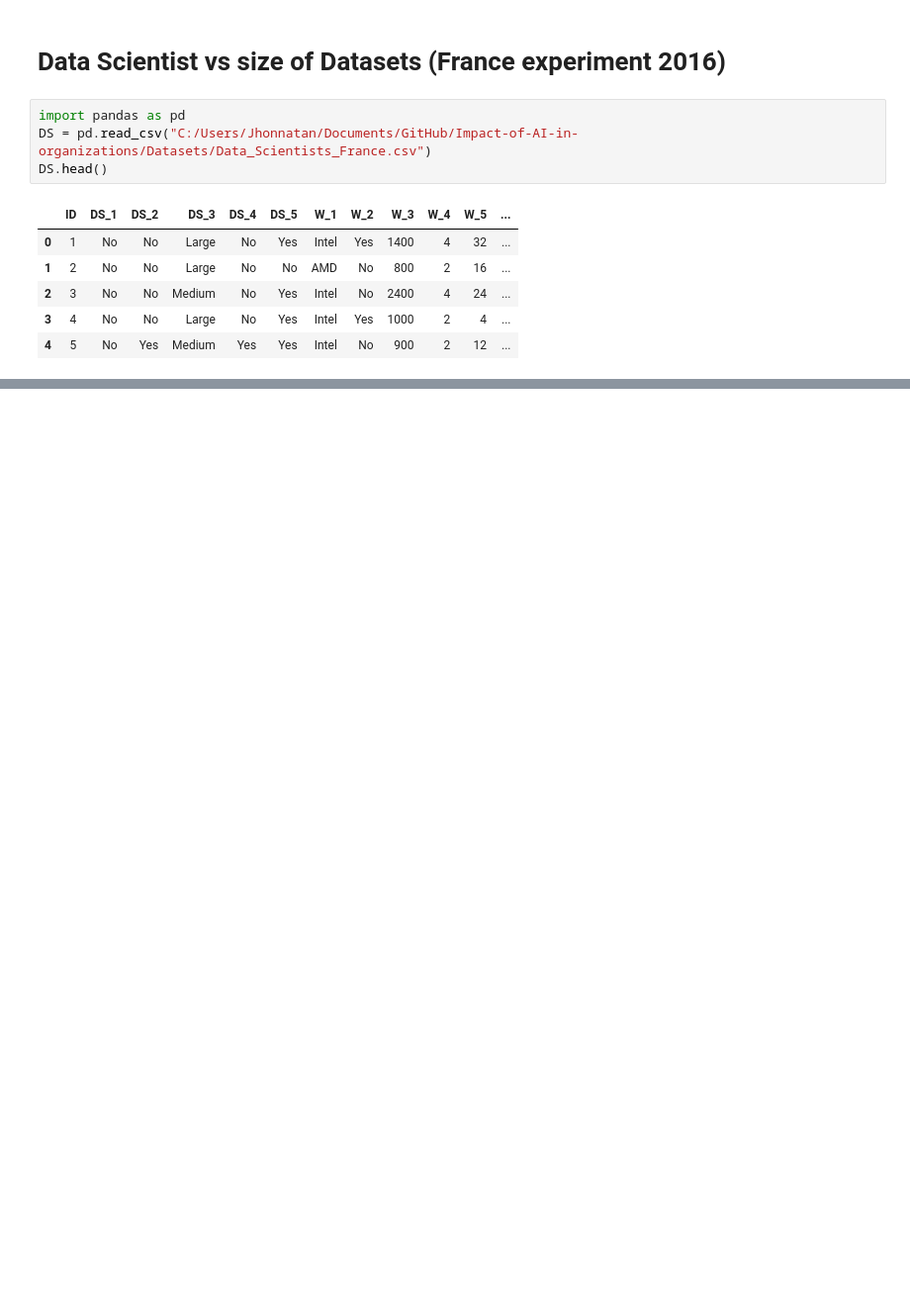
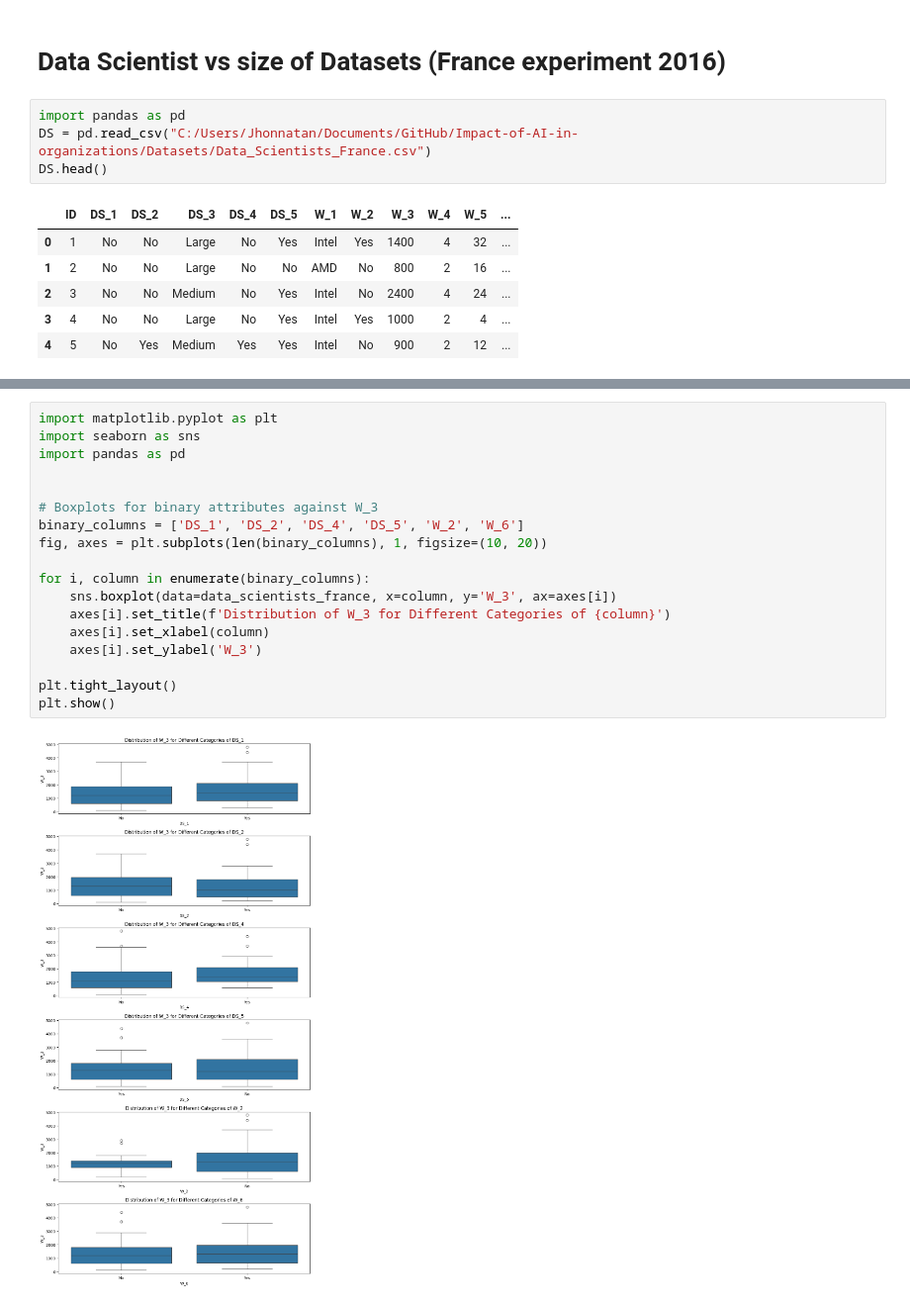
Before and after one commit to Jhonnatan7br/Impact-of-AI-in-organizations, a Jupyter notebook: 3. Data_experiments/6_DataScience.ipynb, the cells around one changed output, grey strips where cells are left out. Shown at 99% size. Cells and saved outputs as stored; diff of their text form; blank space fills up the shorter version.

```diff
--- a/3. Data_experiments/6_DataScience.ipynb
+++ b/3. Data_experiments/6_DataScience.ipynb
@@ -13,0 +85,20 @@ DS.head()
+# %%
+import matplotlib.pyplot as plt
+import seaborn as sns
+import pandas as pd
+
+
+# Boxplots for binary attributes against W_3
+binary_columns = ['DS_1', 'DS_2', 'DS_4', 'DS_5', 'W_2', 'W_6']
+fig, axes = plt.subplots(len(binary_columns), 1, figsize=(10, 20))
+
+for i, column in enumerate(binary_columns):
+    sns.boxplot(data=data_scientists_france, x=column, y='W_3', ax=axes[i])
+    axes[i].set_title(f'Distribution of W_3 for Different Categories of {column}')
+    axes[i].set_xlabel(column)
+    axes[i].set_ylabel('W_3')
+
+plt.tight_layout()
+plt.show()
+# %% [output]
+[figure, added]
```
Also changed, not shown: parts of 6 cells of this notebook, 2 other files.
